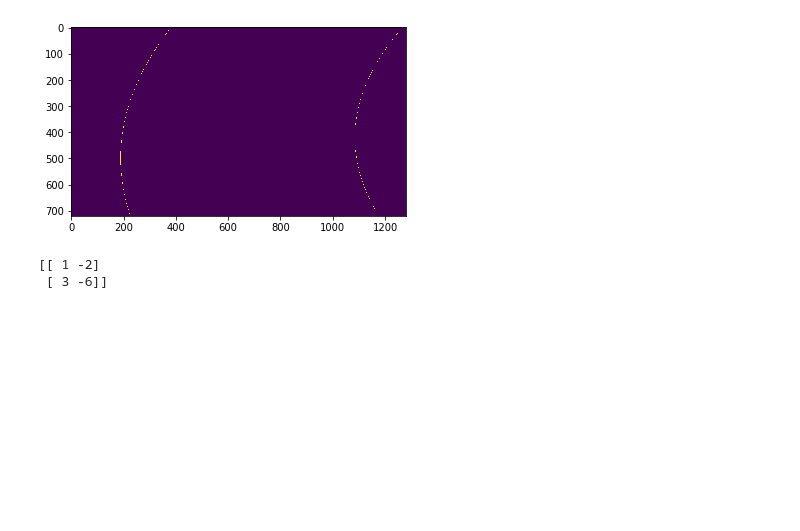
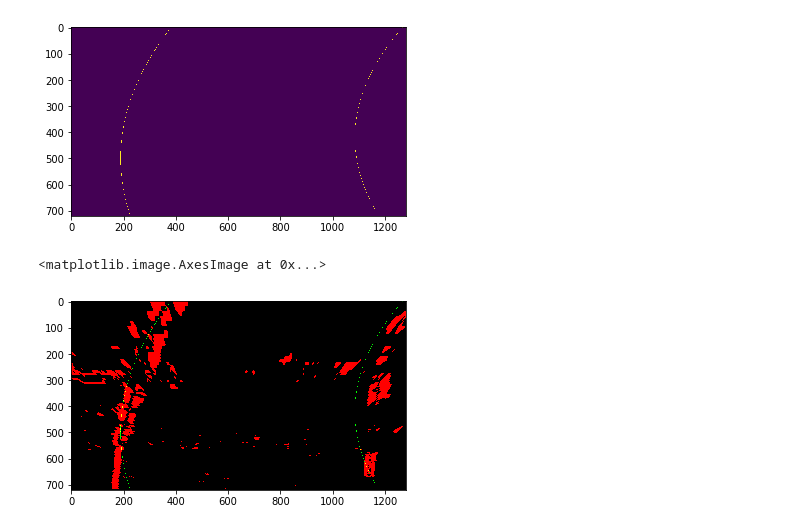
Before and after one commit to joaospinto/CarND-Advanced-Lane-Lines, a Jupyter notebook: Advanced Lane Lines (JSP).ipynb, the cells around one changed output. Drawn from its saved outputs; the diff is of its cells as text; code cells hidden in the pictures; blank space fills up the shorter version.

Commit message:
Finished processing the first test image.

```diff
--- a/Advanced Lane Lines (JSP).ipynb
+++ b/Advanced Lane Lines (JSP).ipynb
@@ -279,6 +279,19 @@ plt.plot(histogram)
 # %%
 #TODO: sliding window search + polynomial interpolation
 #TODO: try RANSAC
+
+def PlotQuadLines(height, width, p_left, p_right):
+    Y_linspace = np.linspace(0, height-1, height, dtype=np.int32)
+    p_left_img = p_left(Y_linspace)
+    p_right_img = p_right(Y_linspace)
+    p_left_points = np.array([Y_linspace, np.int32(np.round(p_left_img))]).T
+    p_right_points = np.array([Y_linspace, np.int32(np.round(p_right_img))]).T
+    left_points_filtered = p_left_points[p_left_points[:,1] < width]
+    right_points_filtered = p_right_points[p_right_points[:,1] < width]
+    poly_frame = np.zeros([height, width])
+    poly_frame[left_points_filtered[:,0], left_points_filtered[:,1]] = 1.0
+    poly_frame[right_points_filtered[:,0], right_points_filtered[:,1]] = 1.0
+    return np.uint8(255 * poly_frame)
 
 def InterpolateLines(top_view):
     height, width = top_view.shape
@@ -290,28 +303,16 @@ def InterpolateLines(top_view):
     Y_right = right_points[:,0]
     p_left = np.poly1d(np.polyfit(Y_left, X_left, 2))
     p_right = np.poly1d(np.polyfit(Y_right, X_right, 2))
-    Y_linspace = np.linspace(0, height-1, height, dtype=np.int32)
-    p_left_img = p_left(Y_linspace)
-    p_right_img = p_right(Y_linspace)
-    p_left_points = np.array([Y_linspace, np.int32(np.round(p_left_img))]).T
-    p_right_points = np.array([Y_linspace, np.int32(np.round(p_right_img))]).T
-    left_points_filtered = p_left_points[p_left_points[:,1] < width]
-    right_points_filtered = p_right_points[p_right_points[:,1] < width]
-    poly_frame = np.zeros_like(top_view)
-    poly_frame[left_points_filtered[:,0], left_points_filtered[:,1]] = 1.0
-    poly_frame[right_points_filtered[:,0], right_points_filtered[:,1]] = 1.0
-    #return np.uint8(255 * np.dstack((top_view, poly_frame, np.zeros_like(top_view))))
-    return np.uint8(255 * poly_frame)
+    return PlotQuadLines(height, width, p_left, p_right)
 
 out = InterpolateLines(birds_eye)
 plt.imshow(out)
 # %% [output]
 <matplotlib.image.AxesImage at 0x...>
 [figure]
-# %%
-a = np.array([1,-2])
-b = np.array([a,-2*a,3*a])
-print(b[b[:,1] < 0])
-# %% [output]
-[[ 1 -2]
- [ 3 -6]]
+# %%
+overlay = np.dstack([255*birds_eye, out, np.zeros_like(birds_eye)])
+plt.imshow(overlay)
+# %% [output]
+<matplotlib.image.AxesImage at 0x...>
+[figure, added]
```
Also changed, not shown: parts of 7 cells of this notebook.
